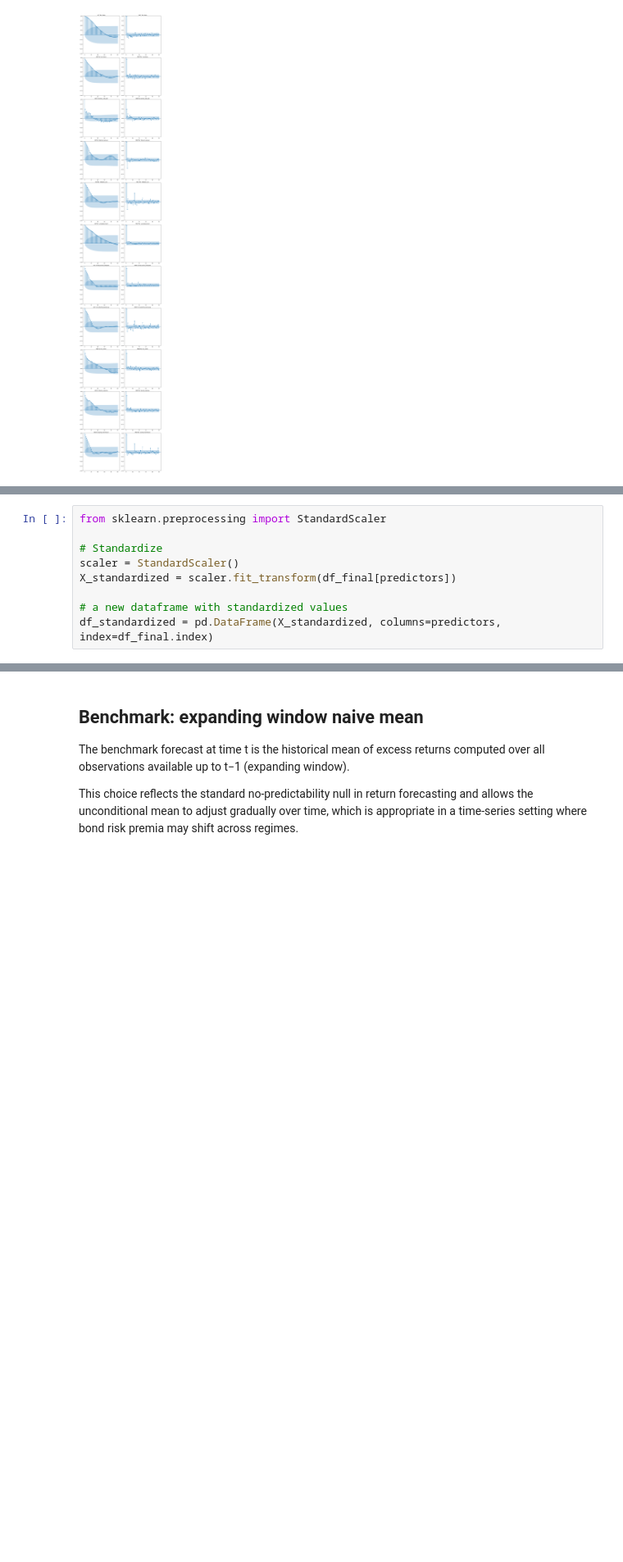
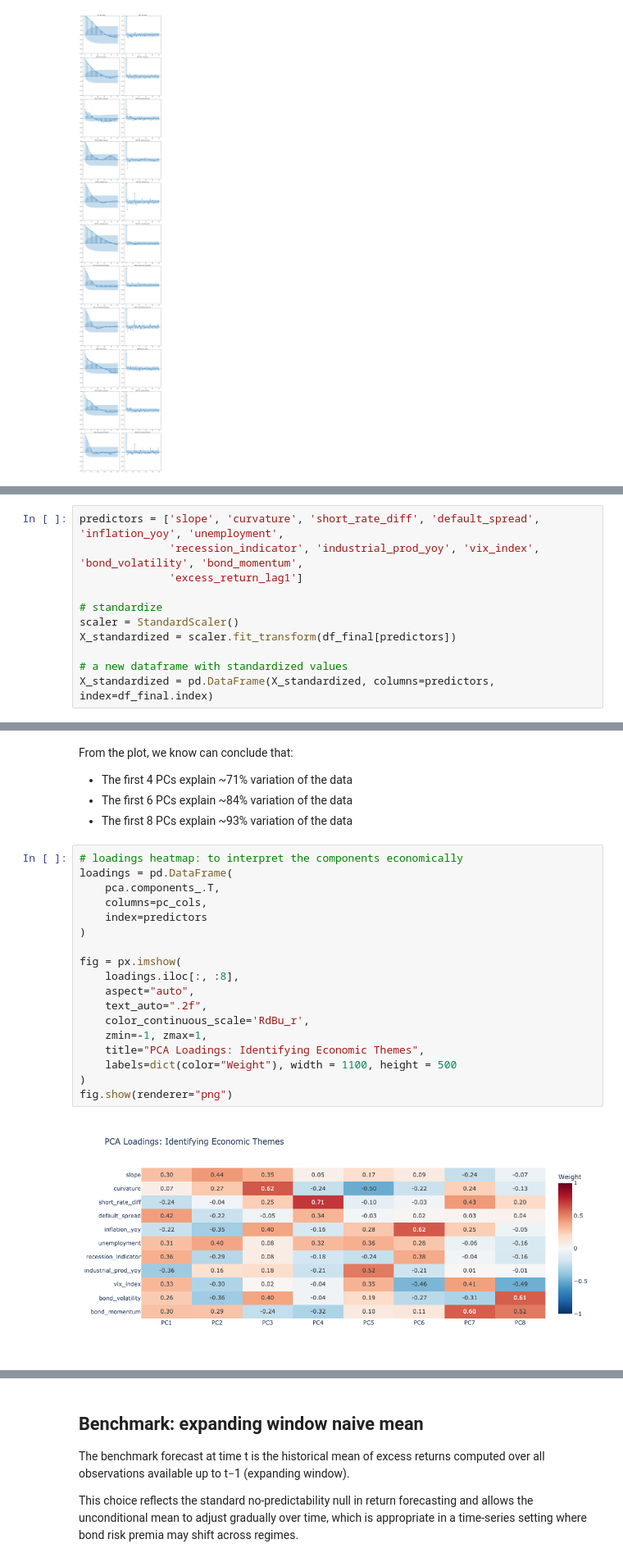
Before and after one commit to nurulputri/Big-Data_US-Treasury-Bonds-Return-Prediction, a Jupyter notebook: US Treasury Bond Return Prediction.ipynb, the cells around one changed output, grey strips where cells are left out. Shown at 82% size. Saved outputs shown, nothing was run; the diff lists cells and outputs as text; blank space fills up the shorter version.

Commit message:
fix standardization pca

```diff
--- a/US Treasury Bond Return Prediction.ipynb
+++ b/US Treasury Bond Return Prediction.ipynb
@@ -847,10 +772,12 @@ do not do standardization on `df_pca`
 # %%
-from sklearn.preprocessing import StandardScaler
+predictors = ['slope', 'curvature', 'short_rate_diff', 'default_spread', 'inflation_yoy', 'unemployment',
+              'recession_indicator', 'industrial_prod_yoy', 'vix_index', 'bond_volatility', 'bond_momentum',
+              'excess_return_lag1']
 
-# Standardize
+# standardize
 scaler = StandardScaler()
 X_standardized = scaler.fit_transform(df_final[predictors])
 
 # a new dataframe with standardized values
-df_standardized = pd.DataFrame(X_standardized, columns=predictors, index=df_final.index)
+X_standardized = pd.DataFrame(X_standardized, columns=predictors, index=df_final.index)
 # %%
@@ -865,0 +823,25 @@ df_standardized.head()
+# %% [markdown]
+From the plot, we know can conclude that:
+- The first 4 PCs explain ~71% variation of the data
+- The first 6 PCs explain ~84% variation of the data
+- The first 8 PCs explain ~93% variation of the data
+# %%
+# loadings heatmap: to interpret the components economically
+loadings = pd.DataFrame(
+    pca.components_.T,
+    columns=pc_cols,
+    index=predictors
+)
+
+fig = px.imshow(
+    loadings.iloc[:, :8],
+    aspect="auto",
+    text_auto=".2f",
+    color_continuous_scale='RdBu_r',
+    zmin=-1, zmax=1,
+    title="PCA Loadings: Identifying Economic Themes",
+    labels=dict(color="Weight"), width = 1100, height = 500
+)
+fig.show(renderer="png")
+# %% [output]
+[figure, added]
```
Also changed, not shown: parts of 40 cells of this notebook, 1 other file.
